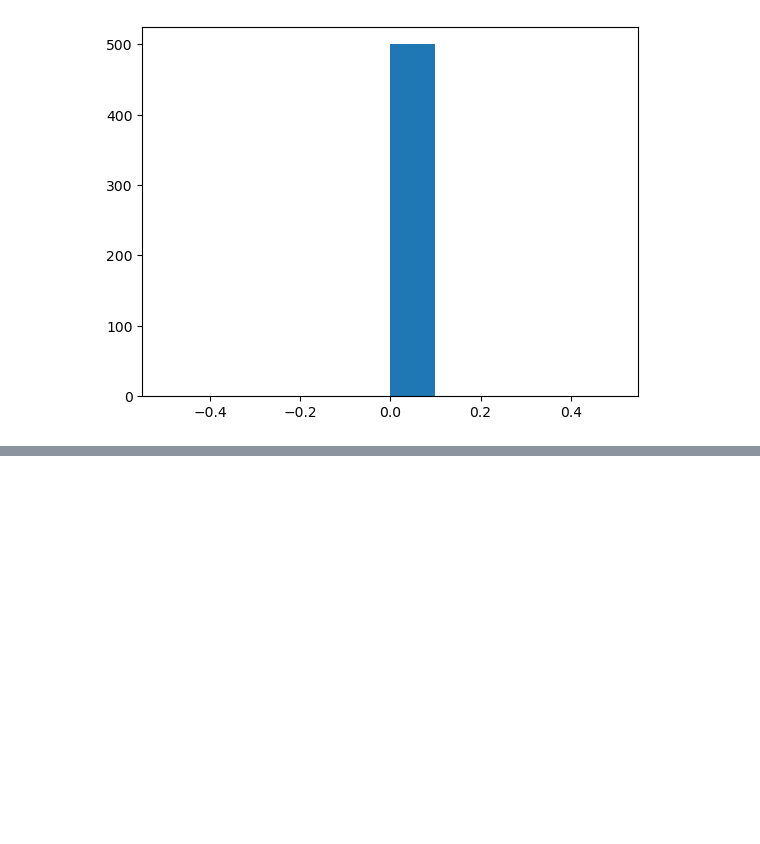
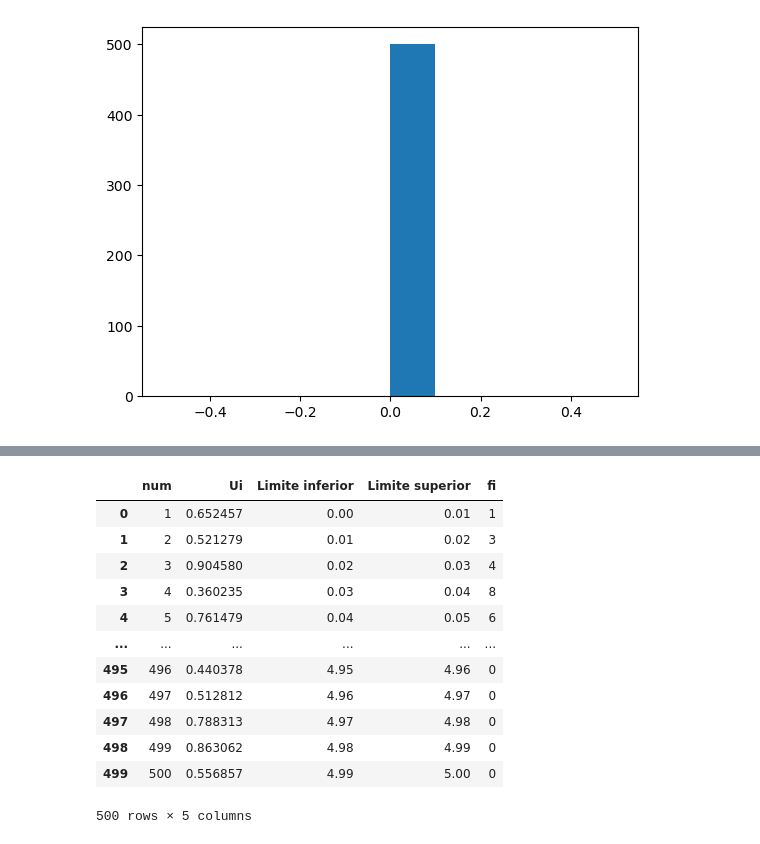
Before and after one commit to miguelrojas1990/TSGBD, a Jupyter notebook: generador_de_variables_pseudo-aleatorias.ipynb, the cells around one changed output, grey strips where cells are left out. Cells and saved outputs as stored; diff of their text form; code cells hidden in the pictures; blank space fills up the shorter version.

```diff
--- a/generador_de_variables_pseudo-aleatorias.ipynb
+++ b/generador_de_variables_pseudo-aleatorias.ipynb
@@ -242,0 +227,4 @@ tabla.drop('fi', axis=1) #quitamos la columna Fi
+# %%
+#quitamos la columna Fi
+tabla = tabla.drop('fi', axis=1)
+tabla
@@ -242,0 +245,19 @@ tabla.drop('fi', axis=1) #quitamos la columna Fi
+# %%
+#Renombramos la columna de Fi2, que fue el segundo intento a "fi":
+
+tabla = tabla.rename(columns={'Fi2': 'fi'})
+tabla
+# %% [output]
+|  | num | Ui | Limite inferior | Limite superior | fi |
+| 0 | 1 | 0.652457 | 0.00 | 0.01 | 1 |
+| 1 | 2 | 0.521279 | 0.01 | 0.02 | 3 |
+| 2 | 3 | 0.904580 | 0.02 | 0.03 | 4 |
+| 3 | 4 | 0.360235 | 0.03 | 0.04 | 8 |
+| 4 | 5 | 0.761479 | 0.04 | 0.05 | 6 |
+| ... | ... | ... | ... | ... | ... |
+| 495 | 496 | 0.440378 | 4.95 | 4.96 | 0 |
+| 496 | 497 | 0.512812 | 4.96 | 4.97 | 0 |
+| 497 | 498 | 0.788313 | 4.97 | 4.98 | 0 |
+| 498 | 499 | 0.863062 | 4.98 | 4.99 | 0 |
+| 499 | 500 | 0.556857 | 4.99 | 5.00 | 0 |
+500 rows × 5 columns
```
Also changed, not shown: parts of 12 cells of this notebook.
